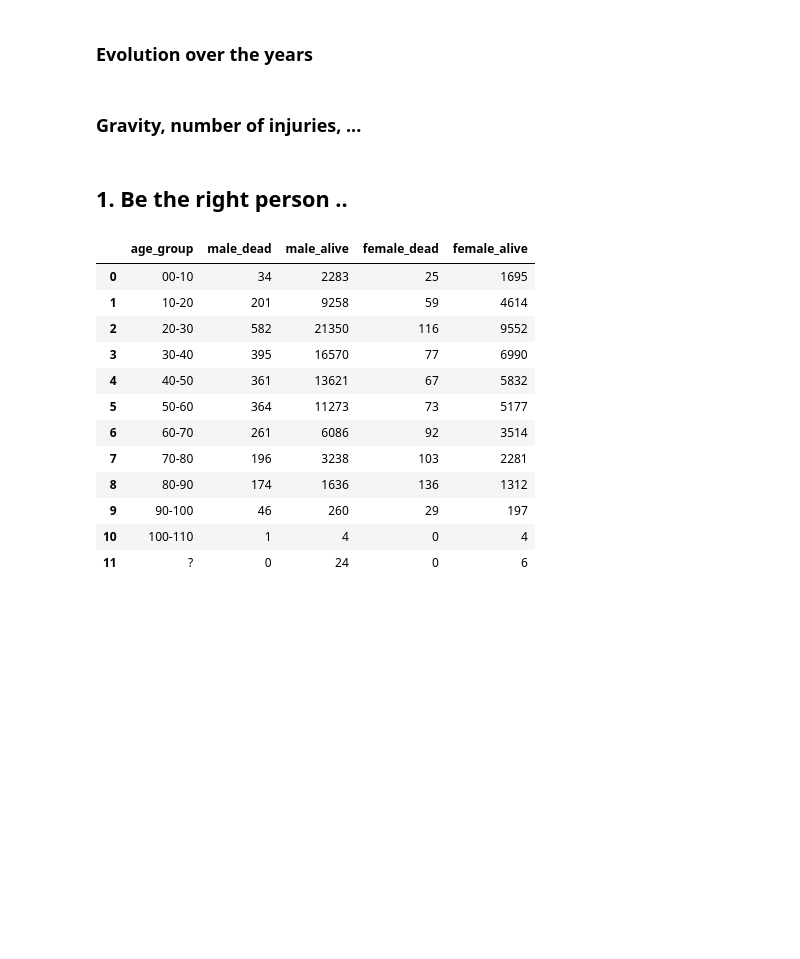
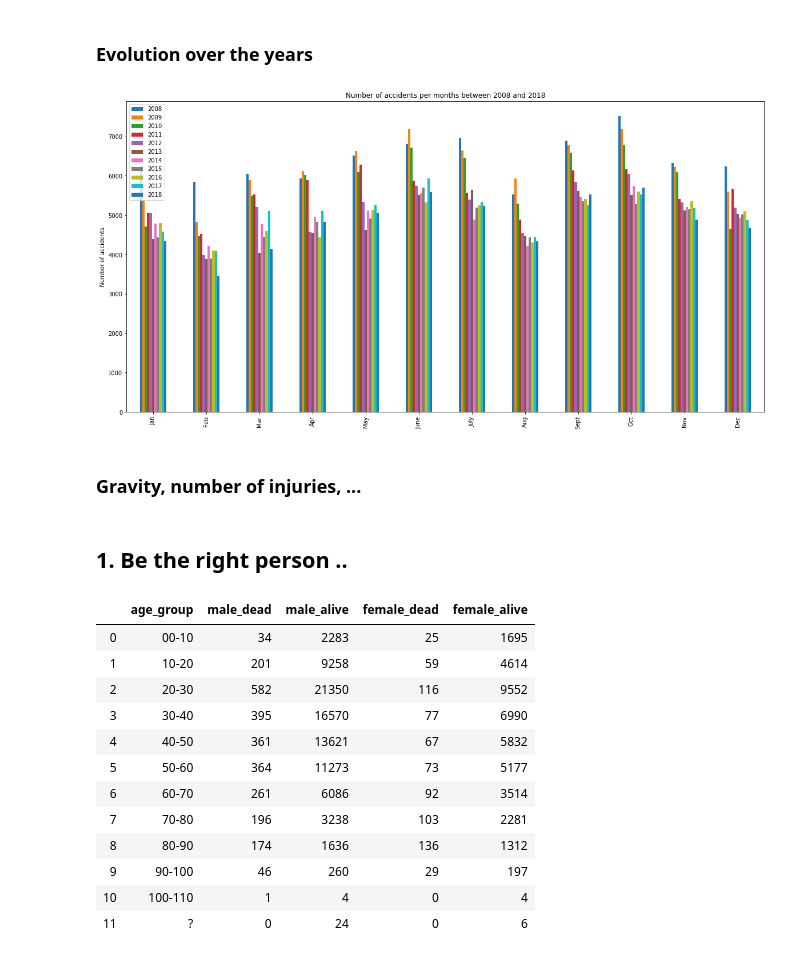
Before and after one commit to sinitame/epfl-ada-project, a Jupyter notebook: notebooks/milestone-2.ipynb, the cells around one changed output. Saved outputs shown, nothing was run; the diff lists cells and outputs as text; code cells hidden in the pictures; blank space fills up the shorter version.

```diff
--- a/notebooks/milestone-2.ipynb
+++ b/notebooks/milestone-2.ipynb
@@ -17,5 +70,11 @@ The goal of the introduction is to present key figures of the dataset.
 # %% [markdown]
 ### Evolution over the years
+# %%
+df_all_accidents_per_months = get_number_accidents_per_months_all_years(2008, 2018)
+# %%
+plot_all_years_accidents_per_months(df_all_accidents_per_months)
+# %% [output]
+[figure, added]
 # %% [markdown]
 ### Gravity, number of injuries, ...
 # %% [markdown]
```
Also changed, not shown: parts of 12 cells of this notebook, 2 other files.
